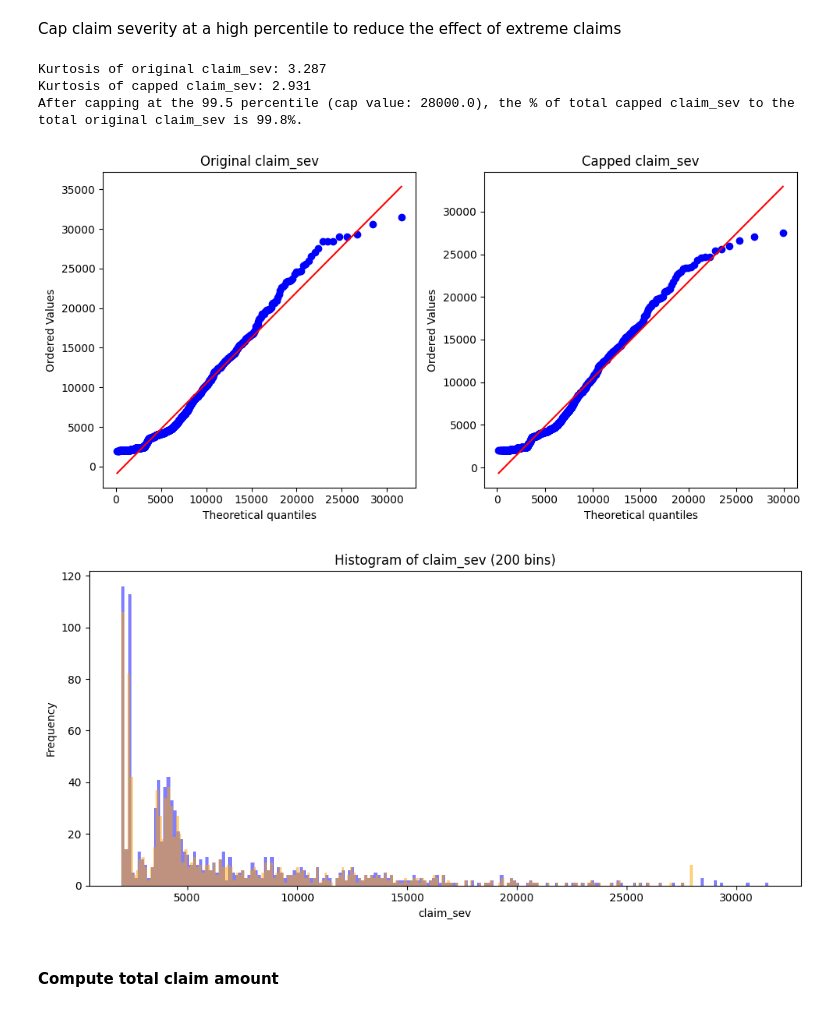
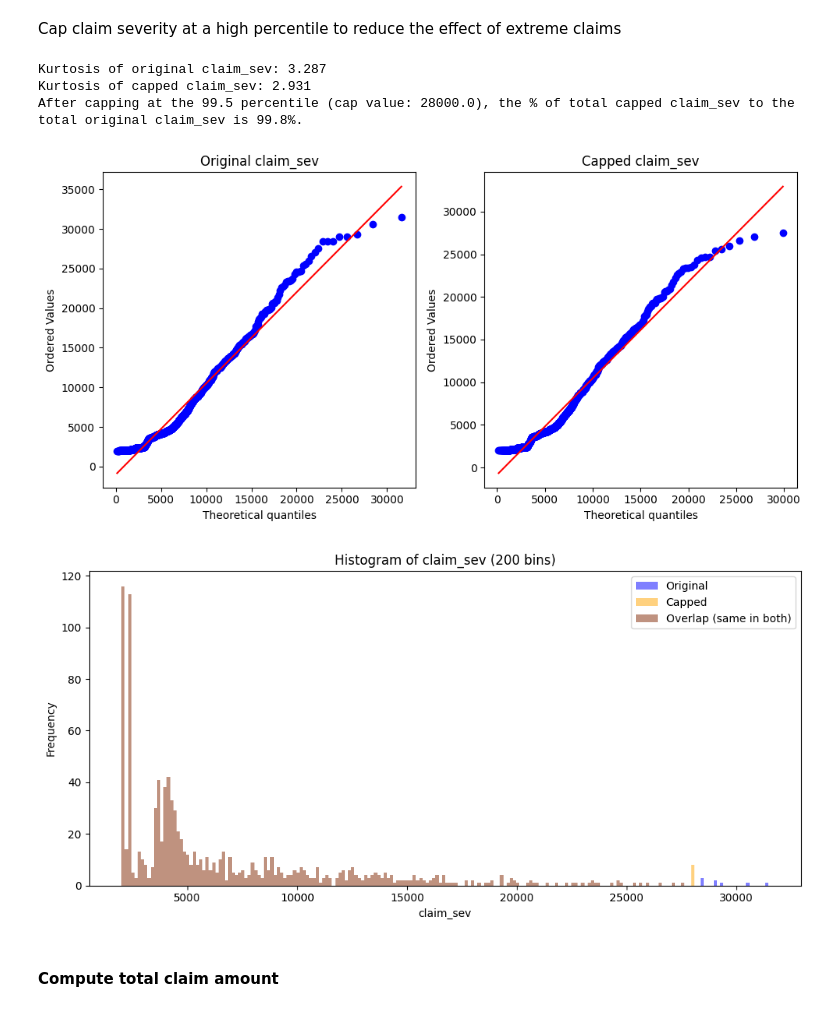
Before and after one commit to mengjin67/data_science_bootcamp_lecture_1, a Jupyter notebook: analysis_pipeline/2_data_exploration.ipynb, the cells around one changed output. Cells and saved outputs as stored; diff of their text form; code cells hidden in the pictures.

Commit message:
Fix claim severity histogram bins and add legend
- Use the same 200 bin edges for the original and capped histograms so bins below
  the cap match exactly; only the claims above the cap differ
- Add a legend: original, capped, and overlap
- Notebook 2 re-run so saved output is refreshed

Co-Authored-By: Claude Sonnet 5.5 <noreply@anthropic.com>

```diff
--- a/analysis_pipeline/2_data_exploration.ipynb
+++ b/analysis_pipeline/2_data_exploration.ipynb
@@ -162,36 +162,43 @@ print(f"After capping at the {cap_percentile} percentile (cap value: {cap_value}
 y_ori = model_data['claim_sev'].dropna()
 y_capped = model_data.loc[model_data['claim_sev']<=cap_value, 'claim_sev_capped'].dropna()
 
 # Fit gamma distributions
 sparams_ori = stats.gamma.fit(y_ori, floc=0)
 sparams_capped = stats.gamma.fit(y_capped, floc=0)
 
 # Plot QQ plots
 rcParams['figure.figsize'] = 10, 5
 fig, (ax1, ax2) = plt.subplots(1, 2)
 stats.probplot(y_ori, sparams_ori, dist='gamma', plot=ax1)
 ax1.set_title('Original claim_sev')
 stats.probplot(y_capped, sparams_capped, dist='gamma', plot=ax2)
 ax2.set_title('Capped claim_sev')
 plt.tight_layout()
 plt.show()
 
 # Plot a histogram of 'claim_sev' and 'claim_sev_capped' with 200 bins
 import matplotlib.pyplot as plt
 rcParams['figure.figsize'] = 10, 5
-plt.hist(model_data['claim_sev'].dropna(), bins=200, facecolor='blue', alpha=0.5, label='Original')
-plt.hist(model_data['claim_sev_capped'].dropna(), bins=200, facecolor='orange', alpha=0.5, label='Capped')
+# Use the same 200 bin edges for both histograms so that bins below the cap match exactly
+bin_edges = np.linspace(model_data['claim_sev'].min(), model_data['claim_sev'].max(), 201)
+plt.hist(model_data['claim_sev'].dropna(), bins=bin_edges, facecolor='blue', alpha=0.5, label='Original')
+plt.hist(model_data['claim_sev_capped'].dropna(), bins=bin_edges, facecolor='orange', alpha=0.5, label='Capped')
 plt.xlabel('claim_sev')
 plt.ylabel('Frequency')
 plt.title('Histogram of claim_sev (200 bins)')
+# Legend: blue = original, orange = capped, brown = where the two overlap
+from matplotlib.patches import Patch
+handles, labels = plt.gca().get_legend_handles_labels()
+handles.append(Patch(facecolor='#bf9280', label='Overlap (same in both)'))
+plt.legend(handles=handles, loc='upper right')
 plt.tight_layout()
 plt.show()
 # %% [output]
 Kurtosis of original claim_sev: 3.287
 Kurtosis of capped claim_sev: 2.931
 After capping at the 99.5 percentile (cap value: 28000.0), the % of total capped claim_sev to the total original claim_sev is 99.8%.
 [figure]
-[figure, old version]
+[figure, new version]
 # %% [markdown]
 #### Compute total claim amount
 # %%
```
